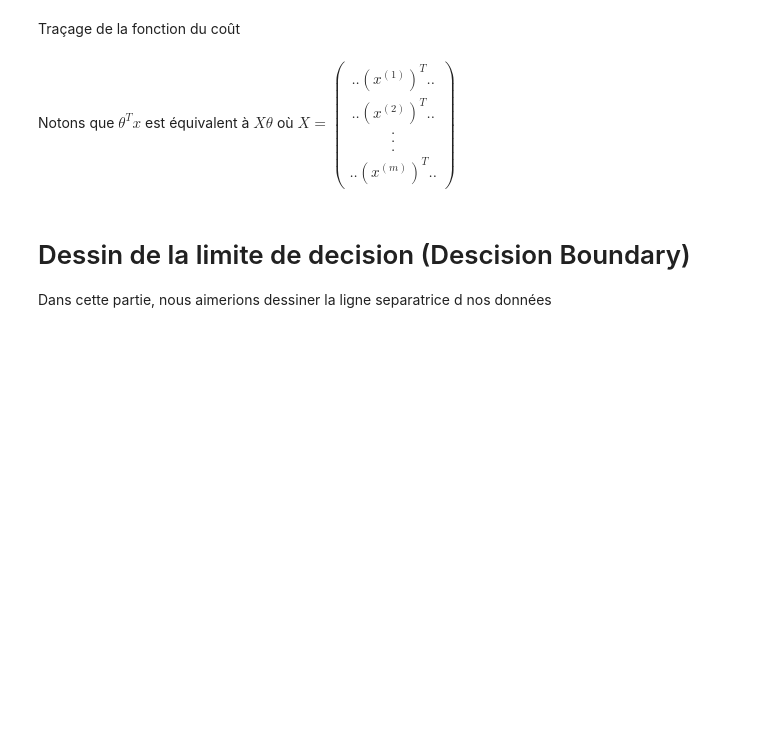
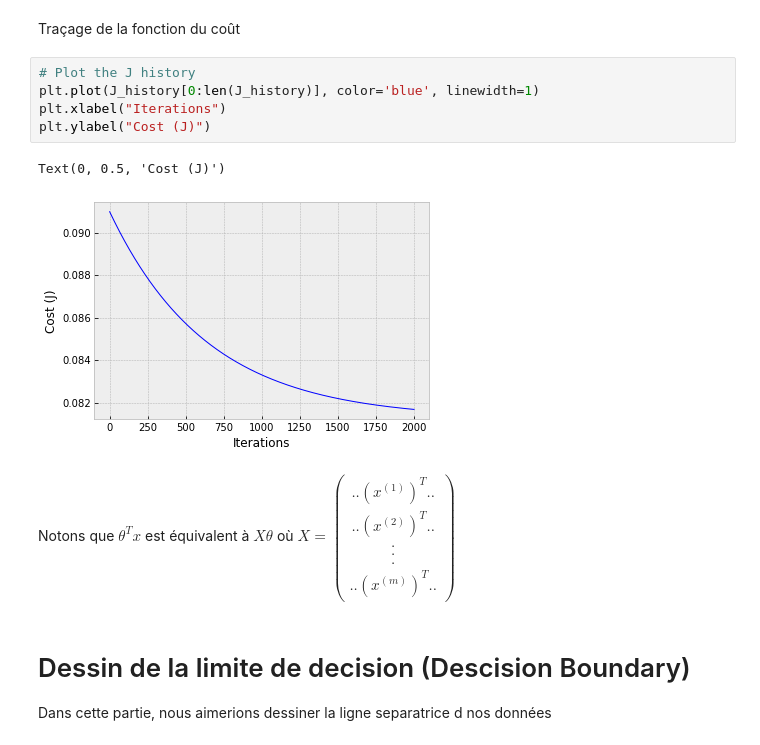
Before and after one commit to kawaremu/MLFromScratch, a Jupyter notebook: Logistic Regression.ipynb, the cells around one changed output. Cells and saved outputs as stored; diff of their text form; blank space fills up the shorter version.

```diff
--- a/Logistic Regression.ipynb
+++ b/Logistic Regression.ipynb
@@ -214,5 +212,13 @@ gd_iterations_df
 # %% [markdown]
 Traçage de la fonction du coût
+# %%
+# Plot the J history
+plt.plot(J_history[0:len(J_history)], color='blue', linewidth=1)
+plt.xlabel("Iterations")
+plt.ylabel("Cost (J)")
+# %% [output]
+Text(0, 0.5, 'Cost (J)')
+[figure, added]
 # %% [markdown]
 Notons que $\theta^T  x$ est équivalent à $X  \theta $ où $X= \begin{pmatrix}
 ..(x^{(1)})^T..\\
```
Also changed, not shown: parts of 23 cells of this notebook, 1 other file.
